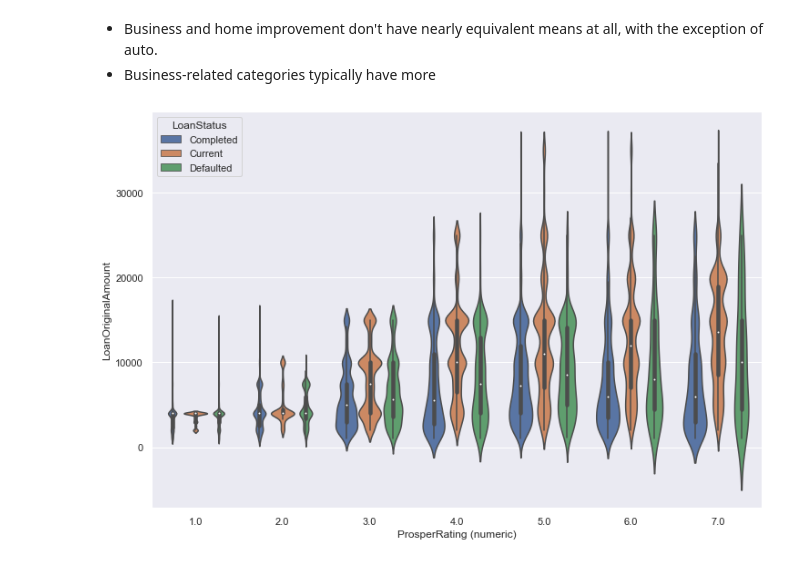
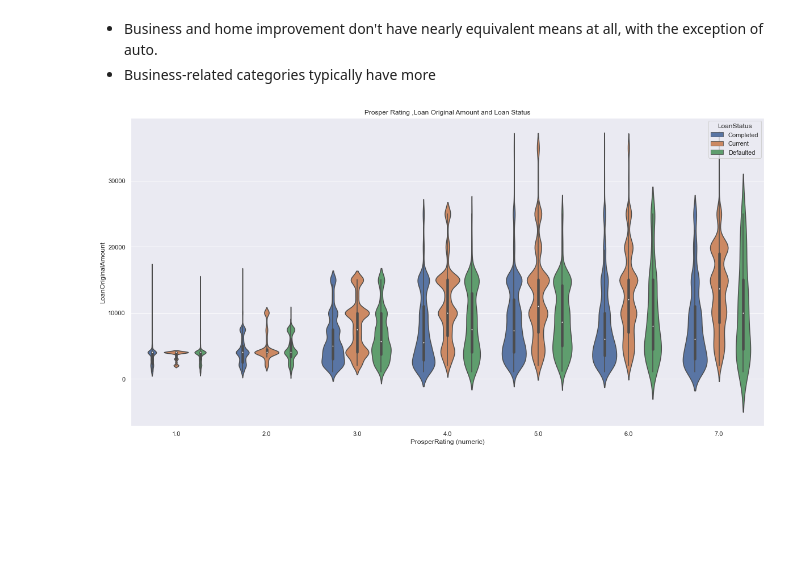
Before and after one commit to nadaAlruwaythi/-Communicate-Data-Findings, a Jupyter notebook: slide_deck..ipynb, the cells around one changed output. Drawn from its saved outputs; the diff is of its cells as text; code cells hidden in the pictures; blank space fills up the shorter version.

```diff
--- a/slide_deck..ipynb
+++ b/slide_deck..ipynb
@@ -101,7 +105,8 @@ sns.catplot(x = 'ProsperRating (Alpha)', hue = 'LoanStatus', col = 'ProsperRatin
 - Business and home improvement don't have nearly equivalent means at all, with the exception of auto.
 - Business-related categories typically have more
 # %%
-plt.figure(figsize = [12, 8])
+plt.figure(figsize = [20, 10])
 sns.violinplot(data=target_df, x='ProsperRating (numeric)', y='LoanOriginalAmount', hue='LoanStatus');
+plt.title('Prosper Rating ,Loan Original Amount and Loan Status');
 # %% [output]
-[figure, old version]
+[figure, new version]
```
Also changed, not shown: parts of 2 cells of this notebook, 1 other file.
